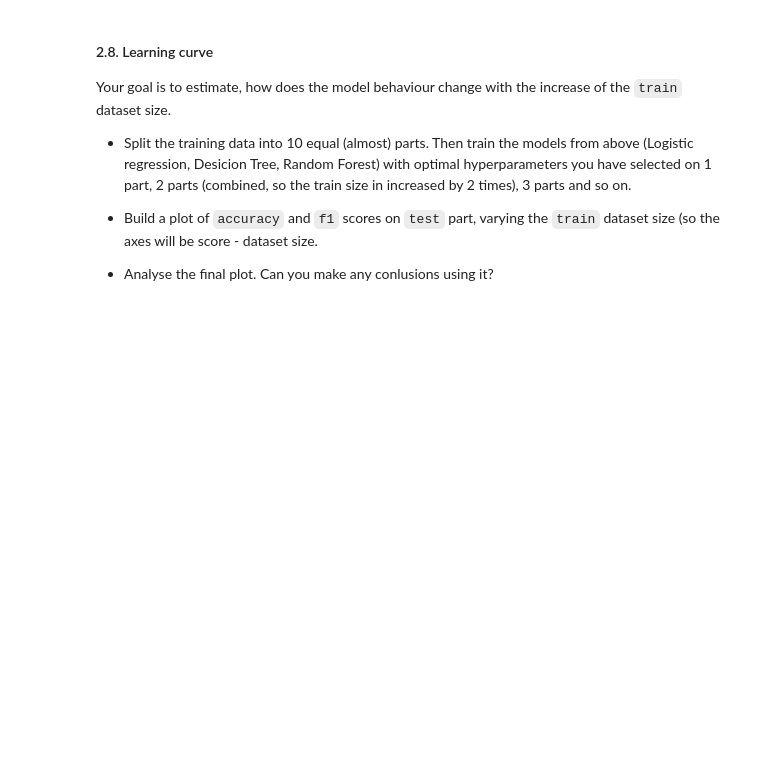
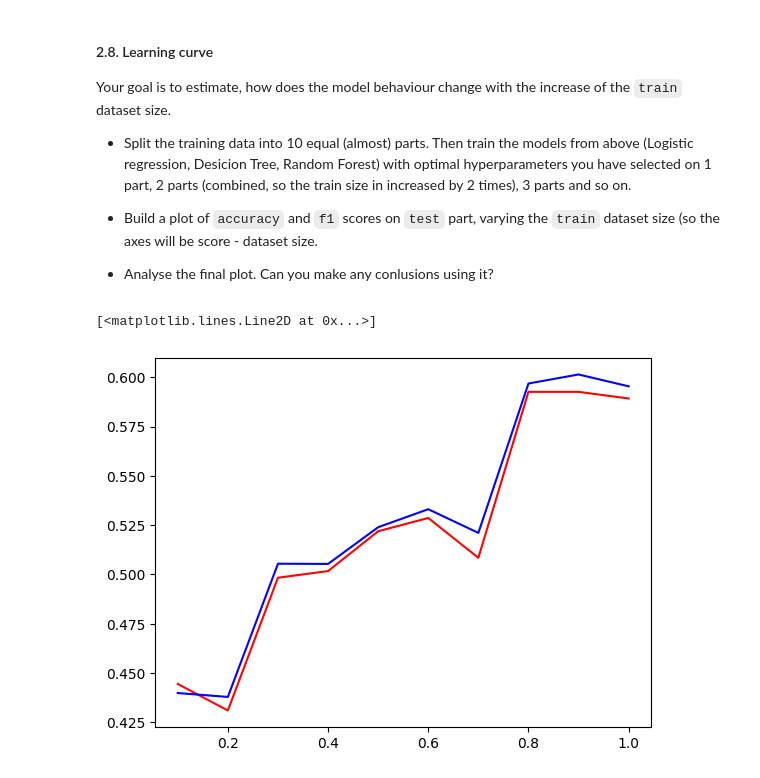
Before and after one commit to miptmiptmipt/ml-course-hw, a Jupyter notebook: lab1_pipeline/Lab1_part2_ml_pipeline.ipynb, the cells around one changed output. Cells and saved outputs as stored; diff of their text form; code cells hidden in the pictures; blank space fills up the shorter version.

Commit message:
part2 completed

```diff
--- a/lab1_pipeline/Lab1_part2_ml_pipeline.ipynb
+++ b/lab1_pipeline/Lab1_part2_ml_pipeline.ipynb
@@ -284,0 +335,43 @@ Your goal is to estimate, how does the model behaviour change with the increase
+# %%
+# YOUR CODE HERE
+from sklearn.utils import shuffle
+import math
+
+X_train, y_train = shuffle(X_train, y_train)
+parts = 10
+chunk = math.ceil(X_train.shape[0] / parts)
+
+dt_accuracy = []
+dt_f1 = []
+lr_accuracy = []
+lr_f1 = []
+rf_accuracy = []
+rf_f1 = []
+for i in range(parts):
+    # decision tree
+    clf = DecisionTreeClassifier().fit(X_train[: (i + 1) * chunk], y_train[: (i + 1) * chunk])
+    dt_y_pred = clf.predict(X_test)
+
+    dt_accuracy.append(accuracy_score(dt_y_pred, y_test))
+    dt_f1.append(f1_score(dt_y_pred, y_test, average='macro'))
+
+    # logistic resression
+    clf = LogisticRegression(multi_class='multinomial', solver='saga', tol=1e-3,  max_iter=500, random_state=0).fit(X_train[: (i + 1) * chunk], y_train[: (i + 1) * chunk])
+    lr_y_pred = clf.predict(X_test)
+
+    lr_accuracy.append(accuracy_score(lr_y_pred, y_test))
+    lr_f1.append(f1_score(lr_y_pred, y_test, average='macro'))
+
+    # random forest
+    # 83 из тестов выше
+    clf = RandomForestClassifier(n_estimators=83, max_samples=X_train[: (i + 1) * chunk].shape[0], max_features=X_train[: (i + 1) * chunk].shape[1]).fit(X_train[: (i + 1) * chunk], y_train[: (i + 1) * chunk])
+    rf_y_pred = clf.predict(X_test)
+
+    rf_accuracy.append(accuracy_score(rf_y_pred, y_test))
+    rf_f1.append(f1_score(rf_y_pred, y_test, average='macro'))
+# %%
+plt.plot([0.1 * (part + 1) for part in range(parts)], dt_accuracy, color='Red')
+plt.plot([0.1 * (part + 1) for part in range(parts)], dt_f1, color='Blue')
+# %% [output]
+[<matplotlib.lines.Line2D at 0x...>]
+[figure, added]
```
Also changed, not shown: parts of 17 cells of this notebook.
